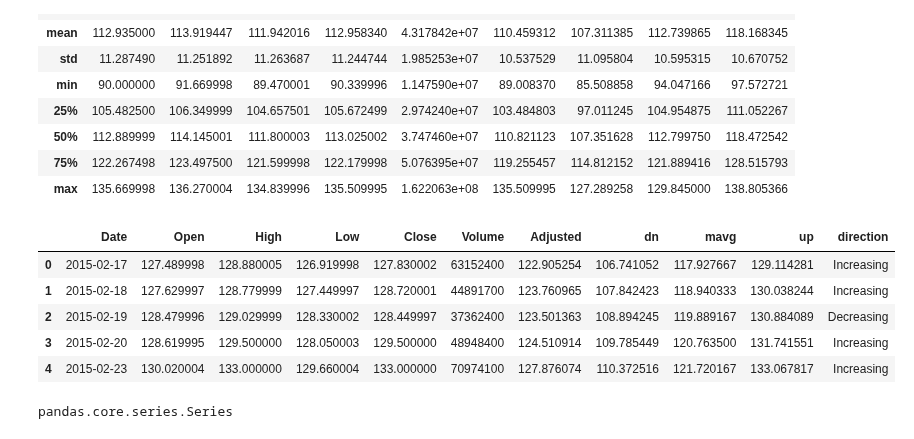
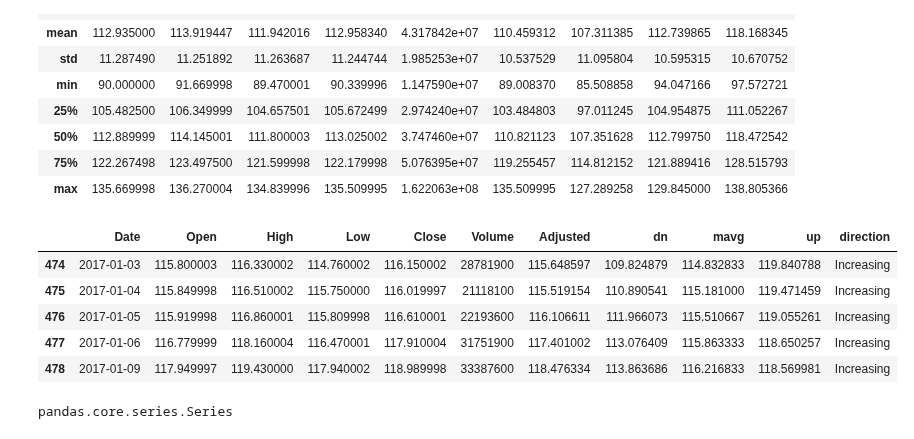
Before and after one commit to tewei0328/teach-visulization, a Jupyter notebook: viz7_plotly_filter_html.ipynb, the cells around one changed output. Saved outputs shown, nothing was run; the diff lists cells and outputs as text; code cells hidden in the pictures.

```diff
--- a/viz7_plotly_filter_html.ipynb
+++ b/viz7_plotly_filter_html.ipynb
@@ -77,14 +94,14 @@ df.describe()
 | 75% | 122.267498 | 123.497500 | 121.599998 | 122.179998 | 5.076395e+07 | 119.255457 | 114.812152 | 121.889416 | 128.515793 |
 | max | 135.669998 | 136.270004 | 134.839996 | 135.509995 | 1.622063e+08 | 135.509995 | 127.289258 | 129.845000 | 138.805366 |
 # %%
-df.head()
+df1.head()
 # %% [output]
 |  | Date | Open | High | Low | Close | Volume | Adjusted | dn | mavg | up | direction |
-| 0 | 2015-02-17 | 127.489998 | 128.880005 | 126.919998 | 127.830002 | 63152400 | 122.905254 | 106.741052 | 117.927667 | 129.114281 | Increasing |
-| 1 | 2015-02-18 | 127.629997 | 128.779999 | 127.449997 | 128.720001 | 44891700 | 123.760965 | 107.842423 | 118.940333 | 130.038244 | Increasing |
-| 2 | 2015-02-19 | 128.479996 | 129.029999 | 128.330002 | 128.449997 | 37362400 | 123.501363 | 108.894245 | 119.889167 | 130.884089 | Decreasing |
-| 3 | 2015-02-20 | 128.619995 | 129.500000 | 128.050003 | 129.500000 | 48948400 | 124.510914 | 109.785449 | 120.763500 | 131.741551 | Increasing |
-| 4 | 2015-02-23 | 130.020004 | 133.000000 | 129.660004 | 133.000000 | 70974100 | 127.876074 | 110.372516 | 121.720167 | 133.067817 | Increasing |
+| 474 | 2017-01-03 | 115.800003 | 116.330002 | 114.760002 | 116.150002 | 28781900 | 115.648597 | 109.824879 | 114.832833 | 119.840788 | Increasing |
+| 475 | 2017-01-04 | 115.849998 | 116.510002 | 115.750000 | 116.019997 | 21118100 | 115.519154 | 110.890541 | 115.181000 | 119.471459 | Increasing |
+| 476 | 2017-01-05 | 115.919998 | 116.860001 | 115.809998 | 116.610001 | 22193600 | 116.106611 | 111.966073 | 115.510667 | 119.055261 | Increasing |
+| 477 | 2017-01-06 | 116.779999 | 118.160004 | 116.470001 | 117.910004 | 31751900 | 117.401002 | 113.076409 | 115.863333 | 118.650257 | Increasing |
+| 478 | 2017-01-09 | 117.949997 | 119.430000 | 117.940002 | 118.989998 | 33387600 | 118.476334 | 113.863686 | 116.216833 | 118.569981 | Increasing |
 # %%
 type(df.Date)
 # %% [output]
```
Also changed, not shown: parts of 5 cells of this notebook.
